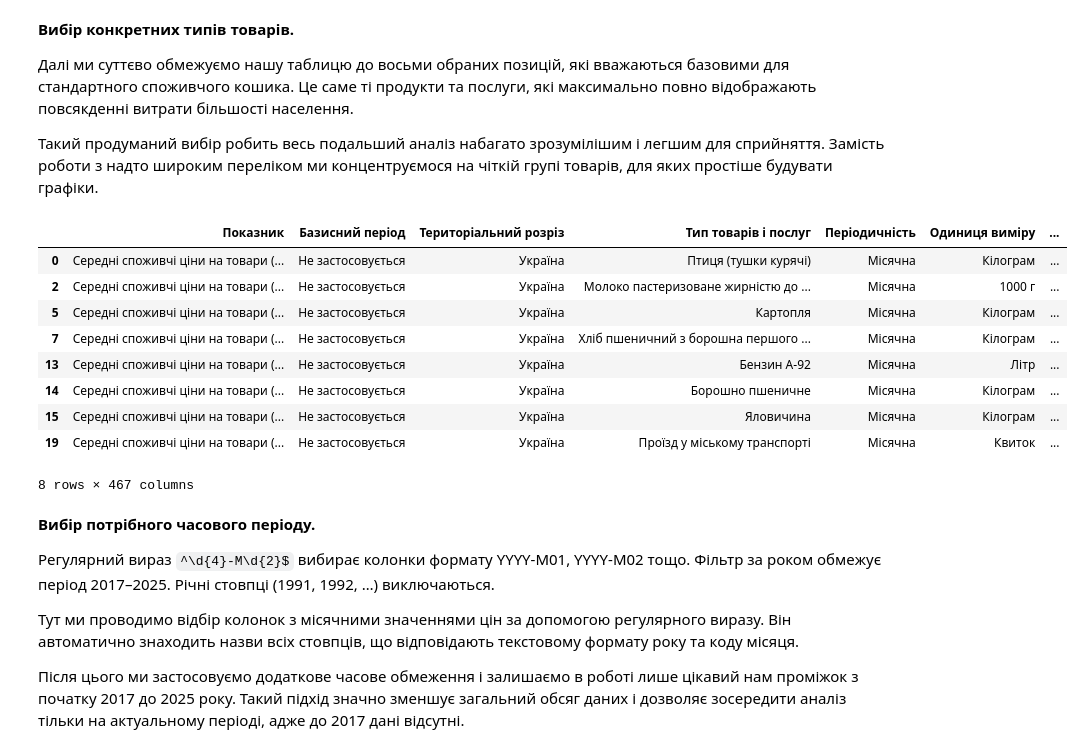
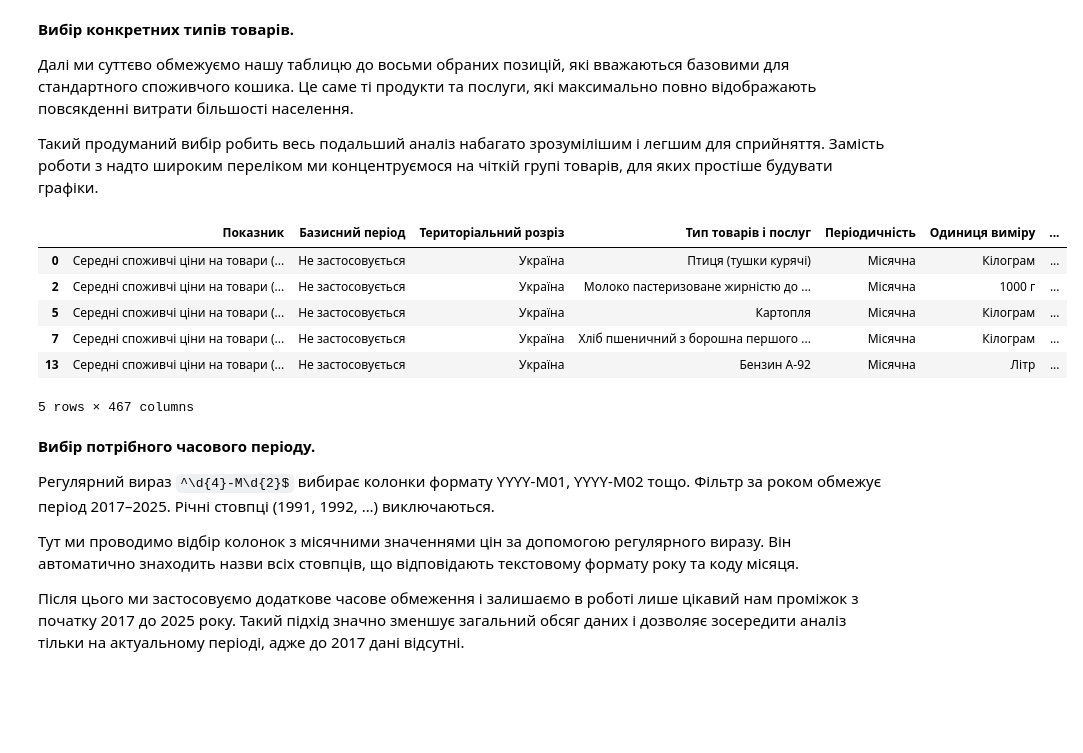
Before and after one commit to arcctg/kpi-ml-lab1, a Jupyter notebook: task_1_ukrstat_data.ipynb, the cells around one changed output. Drawn from its saved outputs; the diff is of its cells as text; code cells hidden in the pictures; blank space fills up the shorter version.

```diff
--- a/task_1_ukrstat_data.ipynb
+++ b/task_1_ukrstat_data.ipynb
@@ -29,7 +28,7 @@ url = 'https://raw.githubusercontent.com/arcctg/kpi-ml-lab1/main/ukrstat_prices.
 try:
     df = pd.read_csv(url)
     print("Data was loaded successfully:")
-    display(df.head())
+    display(df.head(3))
 except Exception as e:
     print(f"Error on load: {e}")
 # %% [output]
@@ -130,28 +100,25 @@ df
 # %%
 products = [
     'Хліб пшеничний з борошна першого ґатунку',
     'Молоко пастеризоване жирністю до 2,6% включно',
     'Картопля',
     'Птиця (тушки курячі)',
     'Яловичина',
     'Бензин А-92',
     'Проїзд у міському транспорті',
     'Борошно пшеничне'
 ]
 df = df[df['Тип товарів і послуг'].isin(products)].copy()
 
-df
+df.head()
 # %% [output]
 |  | Показник | Базисний період | Територіальний розріз | Тип товарів і послуг | Періодичність | Одиниця виміру | ... |
 | 0 | Середні споживчі ціни на товари (... | Не застосовується | Україна | Птиця (тушки курячі) | Місячна | Кілограм | ... |
 | 2 | Середні споживчі ціни на товари (... | Не застосовується | Україна | Молоко пастеризоване жирністю до ... | Місячна | 1000 г | ... |
 | 5 | Середні споживчі ціни на товари (... | Не застосовується | Україна | Картопля | Місячна | Кілограм | ... |
 | 7 | Середні споживчі ціни на товари (... | Не застосовується | Україна | Хліб пшеничний з борошна першого ... | Місячна | Кілограм | ... |
 | 13 | Середні споживчі ціни на товари (... | Не застосовується | Україна | Бензин А-92 | Місячна | Літр | ... |
-| 14 | Середні споживчі ціни на товари (... | Не застосовується | Україна | Борошно пшеничне | Місячна | Кілограм | ... |
-| 15 | Середні споживчі ціни на товари (... | Не застосовується | Україна | Яловичина | Місячна | Кілограм | ... |
-| 19 | Середні споживчі ціни на товари (... | Не застосовується | Україна | Проїзд у міському транспорті | Місячна | Квиток | ... |
-8 rows × 467 columns
+5 rows × 467 columns
 # %% [markdown]
 **Вибір потрібного часового періоду.**
 
```
Also changed, not shown: parts of 6 cells of this notebook, 1 other file.
